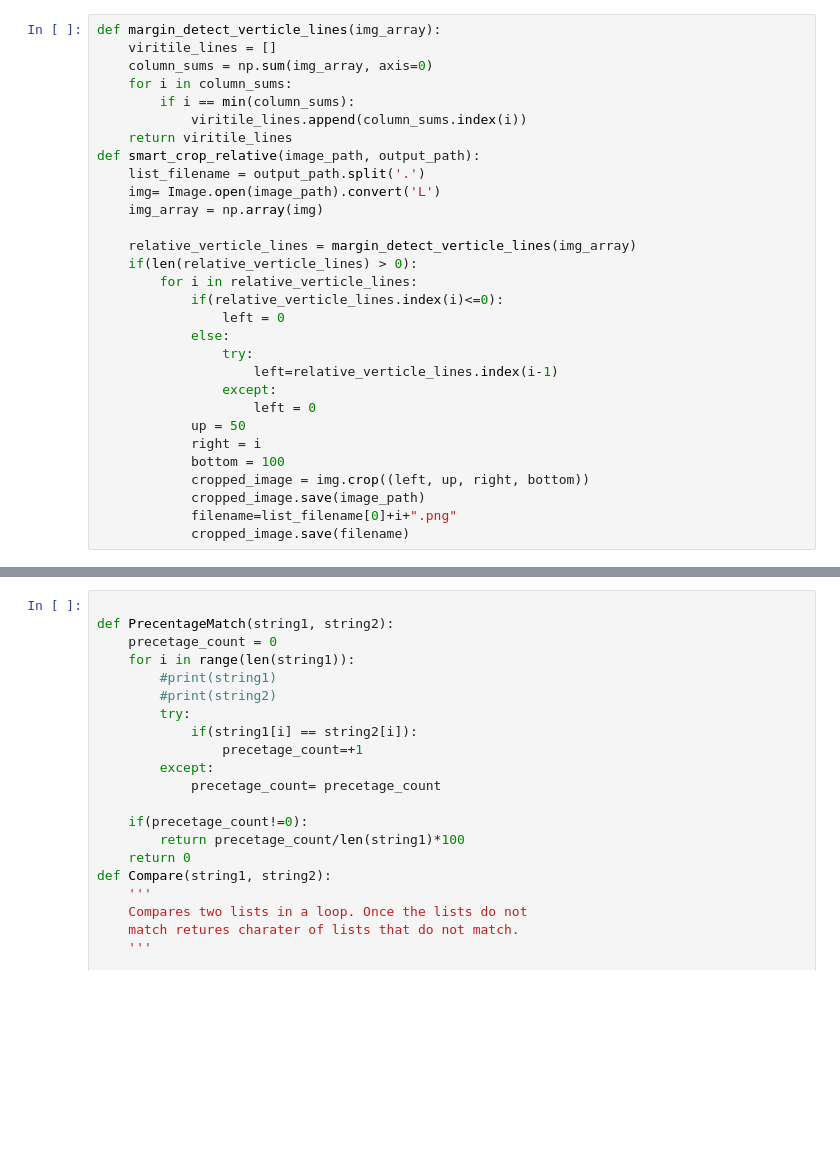
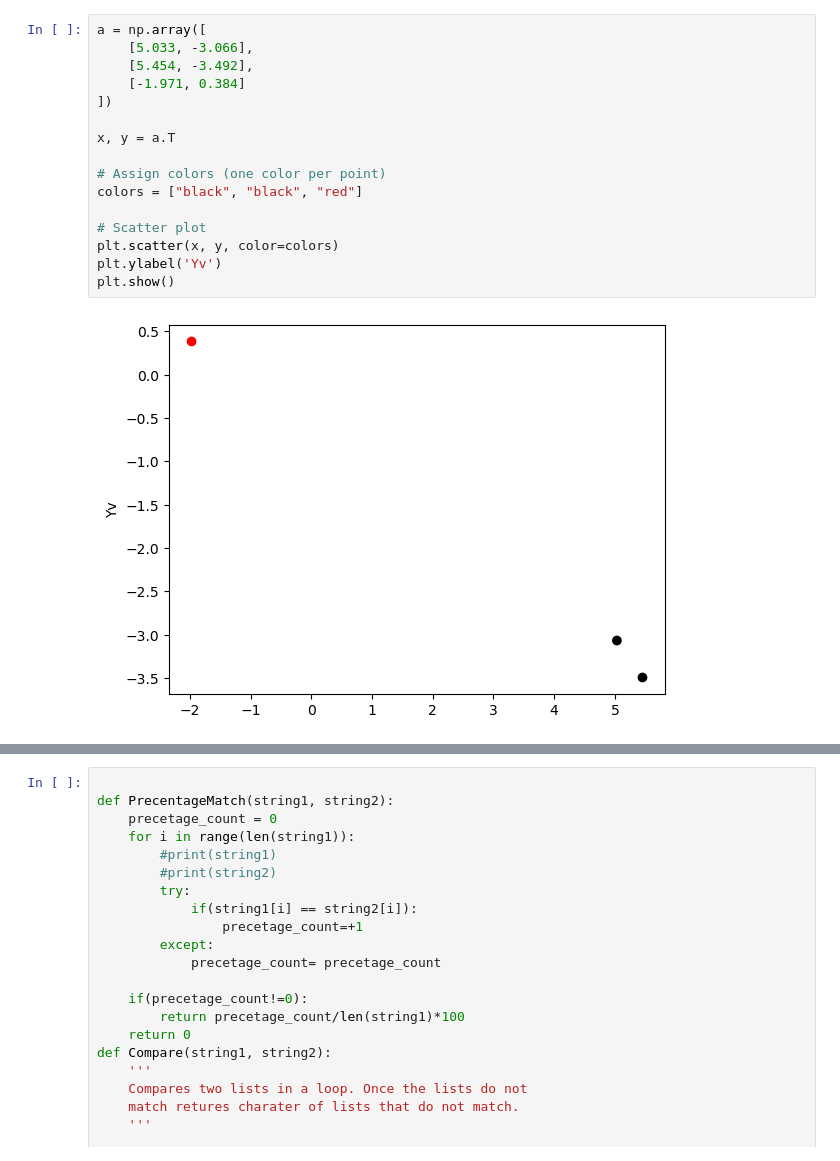
Before and after one commit to littleEndianISHorrible/Neuron-text-recognition, a Jupyter notebook: PyTesseract_image_v3.ipynb, the cells around one changed output, grey strips where cells are left out. Saved outputs shown, nothing was run; the diff lists cells and outputs as text; blank space fills up the shorter version.

```diff
--- a/PyTesseract_image_v3.ipynb
+++ b/PyTesseract_image_v3.ipynb
@@ -145,30 +147,18 @@ Error:
-# %%
-def margin_detect_verticle_lines(img_array):
-    viritile_lines = []
-    column_sums = np.sum(img_array, axis=0)
-    for i in column_sums:
-        if i == min(column_sums):
-            viritile_lines.append(column_sums.index(i))
-    return viritile_lines
-def smart_crop_relative(image_path, output_path):
-    list_filename = output_path.split('.')
-    img= Image.open(image_path).convert('L')
-    img_array = np.array(img)
-
-    relative_verticle_lines = margin_detect_verticle_lines(img_array)
-    if(len(relative_verticle_lines) > 0):
-        for i in relative_verticle_lines:
-            if(relative_verticle_lines.index(i)<=0):
-                left = 0
-            else:
-                try:
-                    left=relative_verticle_lines.index(i-1)
-                except:
-                    left = 0
-            up = 50
-            right = i
-            bottom = 100
-            cropped_image = img.crop((left, up, right, bottom))
-            cropped_image.save(image_path)
-            filename=list_filename[0]+i+".png"
-            cropped_image.save(filename)
+# %%
+a = np.array([
+    [5.033, -3.066],
+    [5.454, -3.492],
+    [-1.971, 0.384]
+])
+
+x, y = a.T
+
+# Assign colors (one color per point)
+colors = ["black", "black", "red"]
+
+# Scatter plot
+plt.scatter(x, y, color=colors)
+plt.ylabel('Yv')
+plt.show()
+# %% [output]
+[figure, added]
```
Also changed, not shown: parts of 10 cells of this notebook, 3 other files.
